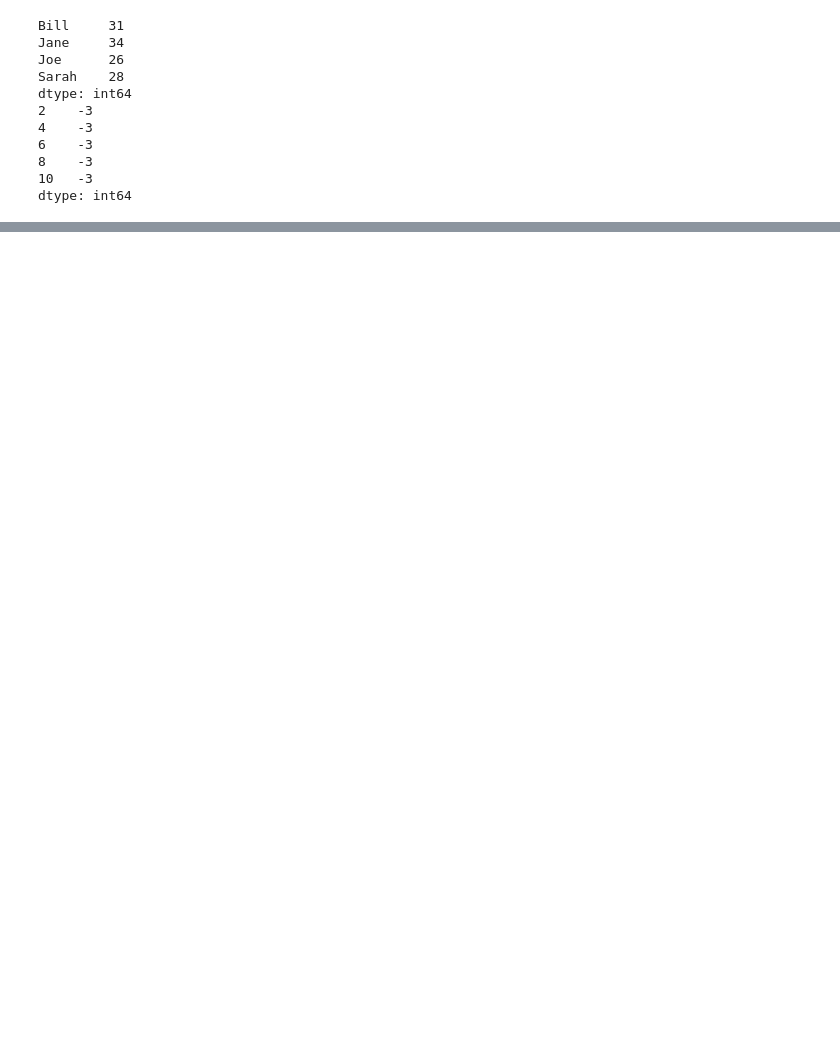
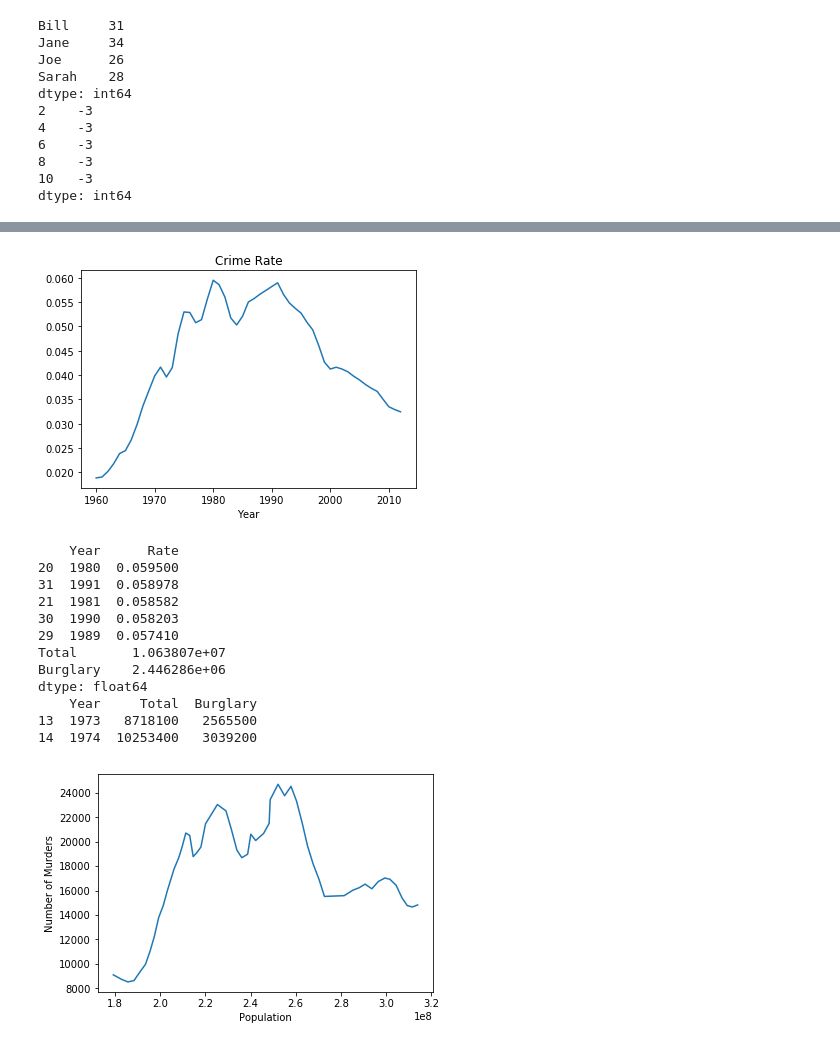
Before and after one commit to deehrlich/BootCamp2017, a Jupyter notebook: ProbSets/Computation/Week 2/Ehrlich_Pandas1.ipynb, the cells around one changed output, grey strips where cells are left out. Drawn from its saved outputs; the diff is of its cells as text; code cells hidden in the pictures; blank space fills up the shorter version.

```diff
--- a/ProbSets/Computation/Week 2/Ehrlich_Pandas1.ipynb
+++ b/ProbSets/Computation/Week 2/Ehrlich_Pandas1.ipynb
@@ -47,0 +95,43 @@ plt.close()
+# %%
+""" Problem 5 """
+df = pd.read_csv("/Users/Deehrlich/Desktop/BootCamp2017/Computation/Wk2_VisPandas/crime_data.txt", skiprows=1, header=0)
+df["Rate"] = df["Total"] / df["Population"]
+
+#Plot Crime Rate
+plt.plot(df["Year"],df["Rate"])
+plt.title("Crime Rate")
+plt.xlabel("Year")
+plt.show()
+
+#Top 5 years with highest crime
+print(df.nlargest(5,'Rate')[['Year','Rate']])
+
+#Average Total Crimes
+print(df[['Total', 'Burglary']].mean(axis=0))
+
+#Total Crimes below, Burgaliers above
+print(df[(df["Total"] < df["Total"].mean()) & (df["Burglary"] > df["Burglary"].mean())][["Year","Total","Burglary"]])
+
+#Plot murder as function of population
+plt.plot(df["Population"],df["Murder"])
+plt.xlabel("Population")
+plt.ylabel("Number of Murders")
+plt.show()
+
+#Save to CSV
+df[(df['Year'] > 1979) & (df['Year'] < 1990)].loc[:,["Population","Violent","Robbery"]].to_csv("crime_subset.txt")
+# %% [output]
+[figure, added]
+    Year      Rate
+20  1980  0.059500
+31  1991  0.058978
+21  1981  0.058582
+30  1990  0.058203
+29  1989  0.057410
+Total       1.063807e+07
+Burglary    2.446286e+06
+dtype: float64
+    Year     Total  Burglary
+13  1973   8718100   2565500
+14  1974  10253400   3039200
+[figure, added]
```
Also changed, not shown: parts of 6 cells of this notebook, 15 other files.
